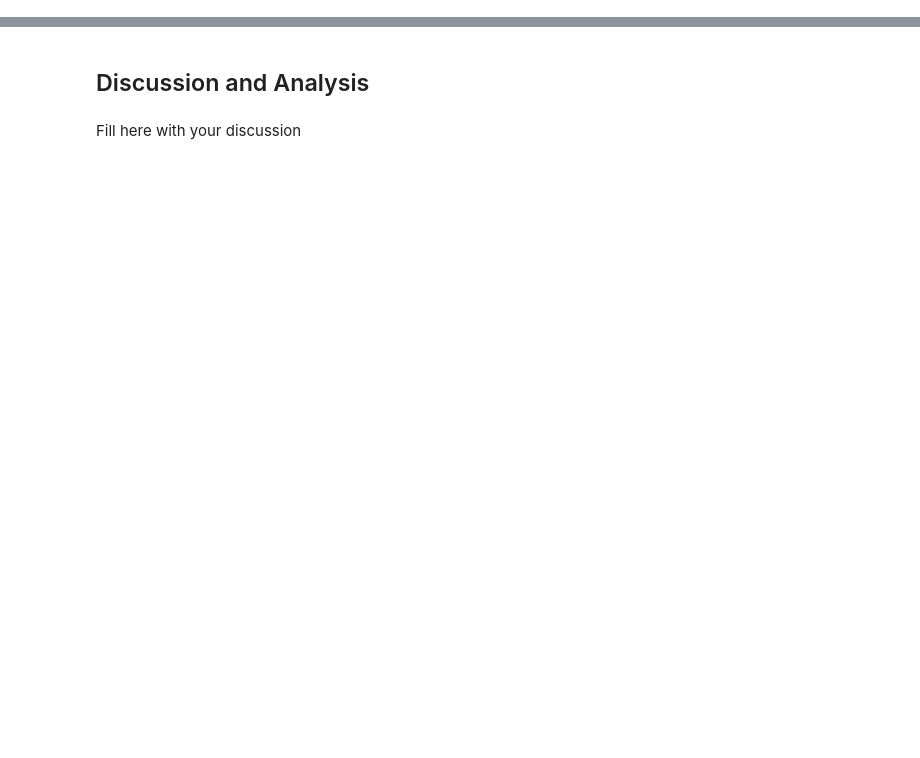
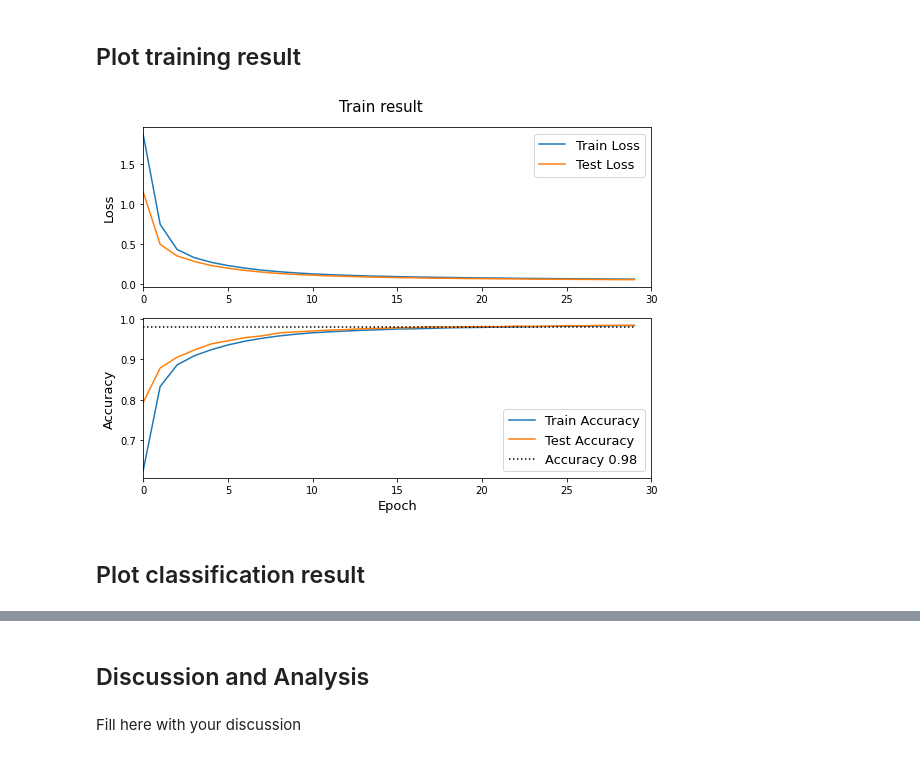
Before and after one commit to yuneg11-archive/KAIST-AI501-ANN, a Jupyter notebook: ANN.ipynb, the cells around one changed output, grey strips where cells are left out. Saved outputs shown, nothing was run; the diff lists cells and outputs as text; code cells hidden in the pictures; blank space fills up the shorter version.

```diff
--- a/ANN.ipynb
+++ b/ANN.ipynb
@@ -136,0 +143,19 @@ imshow(torchvision.utils.make_grid(test_input))
+# %%
+train_loss_hist = []
+train_acc_hist = []
+test_loss_hist = []
+test_acc_hist = []
+
+for epoch in range(max_epoch):
+    print(f"[epoch {epoch:2d}] ", end="", flush=True)
+
+    train_loss, train_acc = train(model, optimizer, train_loader)
+    print(f"Train loss: {train_loss:.4f} / accuracy: {train_acc:.4f}", end=" | ", flush=True)
+
+    test_loss, test_acc = test(model, test_loader)
+    print(f"Test loss: {test_loss:.4f} / accuracy: {test_acc:.4f}", flush=True)
+
+    train_loss_hist.append(train_loss)
+    train_acc_hist.append(train_acc)
+    test_loss_hist.append(test_loss)
+    test_acc_hist.append(test_acc)
@@ -136,0 +180,30 @@ imshow(torchvision.utils.make_grid(test_input))
+# %% [markdown]
+## Plot training result
+# %%
+def plot_history(train_loss_hist, train_acc_hist, test_loss_hist, test_acc_hist):
+    fig, axes = plt.subplots(2, 1, figsize=(8, 6))
+
+    axes[0].set_xlim(0, len(train_loss_hist))
+    axes[0].plot(range(len(train_loss_hist)), train_loss_hist, label="Train Loss")
+    axes[0].plot(range(len(test_loss_hist)), test_loss_hist, label="Test Loss")
+    axes[0].set_ylabel("Loss", fontsize=13)
+    axes[0].legend(fontsize=13)
+
+    axes[1].set_xlim(0, len(train_acc_hist))
+    axes[1].plot(range(len(train_acc_hist)), train_acc_hist, label="Train Accuracy")
+    axes[1].plot(range(len(test_acc_hist)), test_acc_hist, label="Test Accuracy")
+    axes[1].plot(range(len(test_acc_hist)), [0.98] * len(test_acc_hist), "k:", label="Accuracy 0.98")
+    axes[1].set_ylabel("Accuracy", fontsize=13)
+    axes[1].set_xlabel("Epoch", fontsize=13)
+    axes[1].legend(fontsize=13)
+
+    fig.suptitle("Train result", fontsize=15)
+    fig.tight_layout()
+
+    return fig
+
+plot_history(train_loss_hist, train_acc_hist, test_loss_hist, test_acc_hist).show()
+# %% [output]
+[figure, added]
+# %% [markdown]
+## Plot classification result
```
Also changed, not shown: parts of 42 cells of this notebook, 2 other files.
